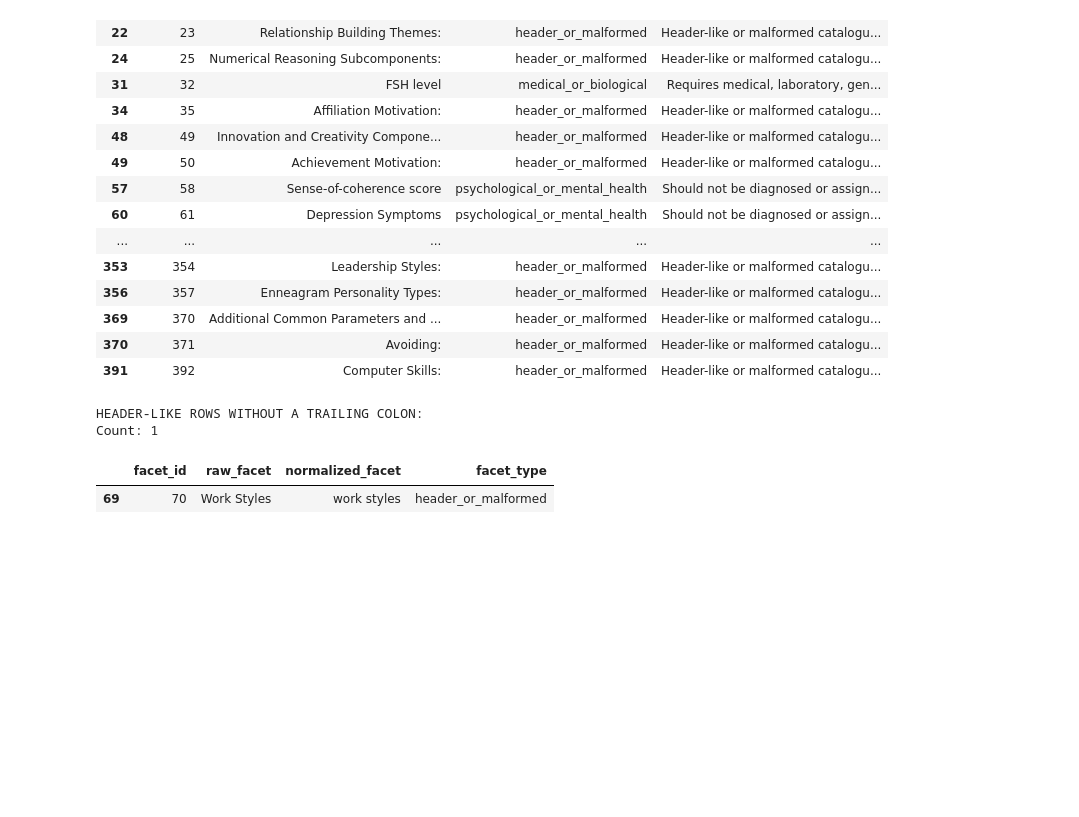
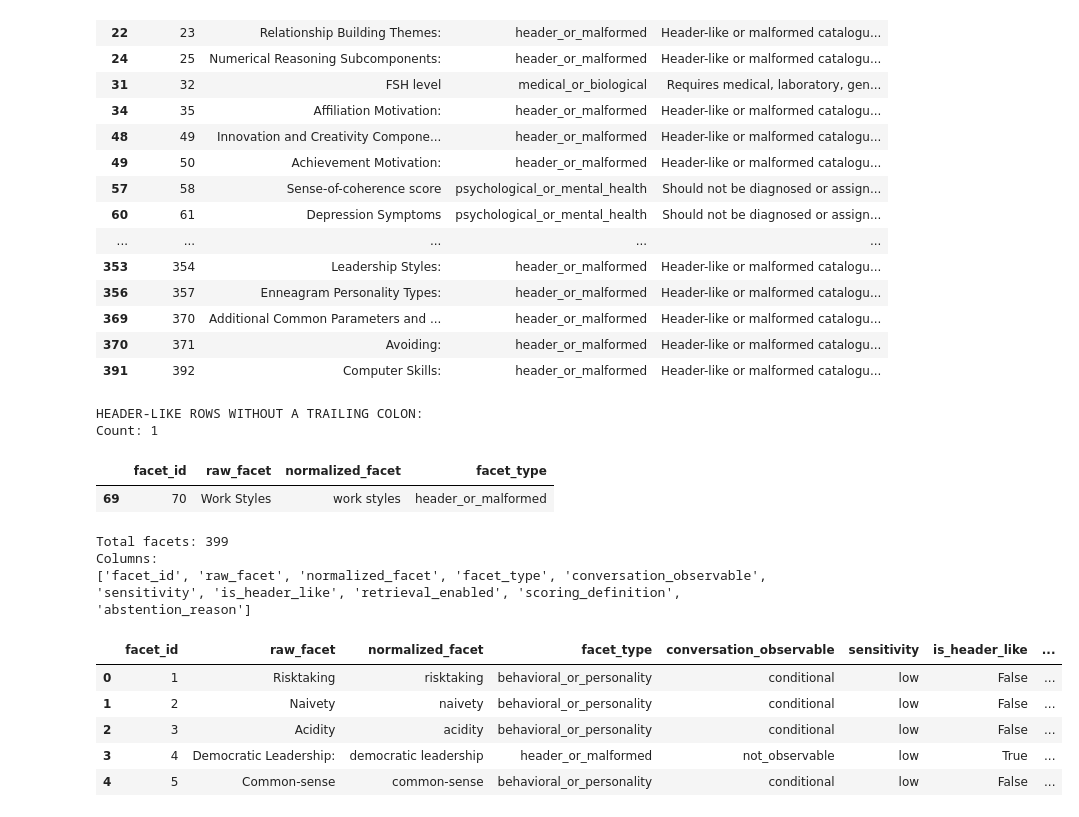
Before and after one commit to HemSunder17/Facet-based-LLM, a Jupyter notebook: notebook/assignment_pipeline.ipynb, the cells around one changed output. Cells and saved outputs as stored; diff of their text form; code cells hidden in the pictures; blank space fills up the shorter version.

```diff
--- a/notebook/assignment_pipeline.ipynb
+++ b/notebook/assignment_pipeline.ipynb
@@ -993,0 +1004,19 @@ Count: 1
+# %%
+# Load the enriched facet catalogue
+enriched_df = pd.read_csv("/content/enriched_facets.csv")
+
+print("Total facets:", len(enriched_df))
+print("Columns:")
+print(enriched_df.columns.tolist())
+
+display(enriched_df.head())
+# %% [output]
+Total facets: 399
+Columns:
+['facet_id', 'raw_facet', 'normalized_facet', 'facet_type', 'conversation_observable', 'sensitivity', 'is_header_like', 'retrieval_enabled', 'scoring_definition', 'abstention_reason']
+|  | facet_id | raw_facet | normalized_facet | facet_type | conversation_observable | sensitivity | is_header_like | ... |
+| 0 | 1 | Risktaking | risktaking | behavioral_or_personality | conditional | low | False | ... |
+| 1 | 2 | Naivety | naivety | behavioral_or_personality | conditional | low | False | ... |
+| 2 | 3 | Acidity | acidity | behavioral_or_personality | conditional | low | False | ... |
+| 3 | 4 | Democratic Leadership: | democratic leadership | header_or_malformed | not_observable | low | True | ... |
+| 4 | 5 | Common-sense | common-sense | behavioral_or_personality | conditional | low | False | ... |
```
Also changed, not shown: parts of 13 cells of this notebook.
